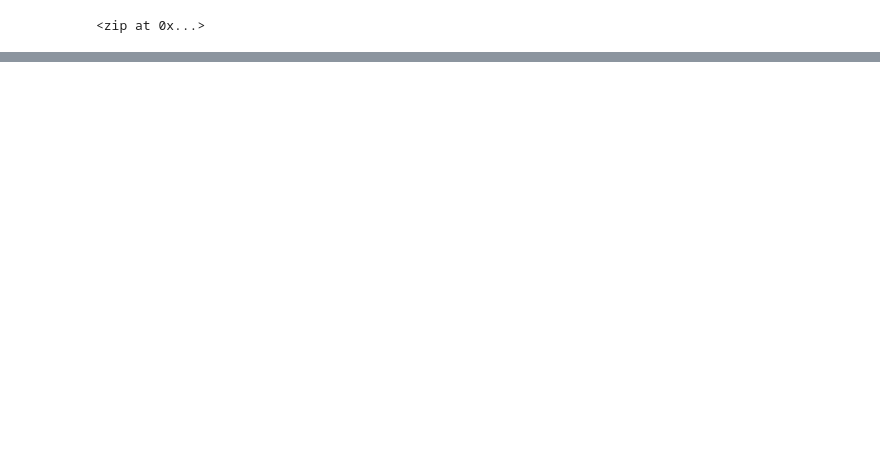
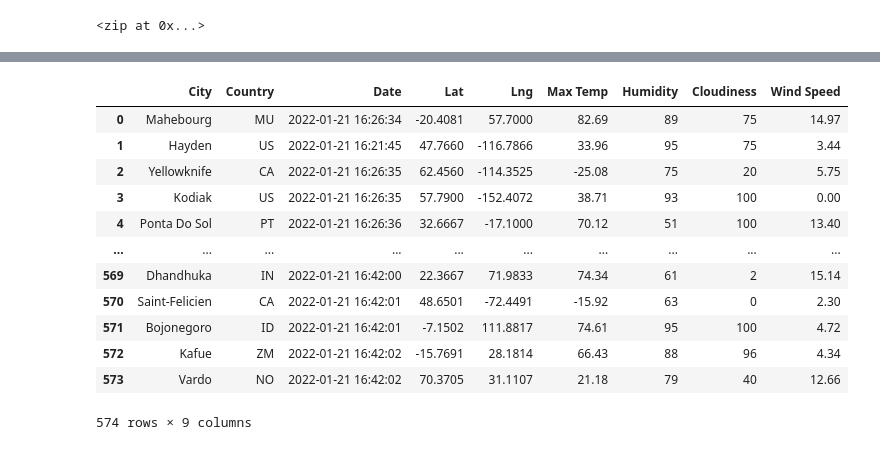
Before and after one commit to pbarana89/World_Weather_Analysis, a Jupyter notebook: WeatherPy.ipynb, the cells around one changed output, grey strips where cells are left out. Saved outputs shown, nothing was run; the diff lists cells and outputs as text; code cells hidden in the pictures; blank space fills up the shorter version.

```diff
--- a/WeatherPy.ipynb
+++ b/WeatherPy.ipynb
@@ -6,0 +11,12 @@ from citipy import citipy
+# %%
+url = "http://api.openweathermap.org/data/2.5/weather?units=Imperial&APPID=" + weather_api_key
+# %%
+# Create an empty list to hold the weather data.
+city_data = []
+# Print the beginning of the logging.
+print("Beginning Data Retrieval     ")
+print("-----------------------------")
+
+# Create counters.
+record_count = 1
+set_count = 1
@@ -31,0 +142,17 @@ len(cities)
+# %%
+city_data_df = city_data_df[new_column_order]
+city_data_df
+# %% [output]
+|  | City | Country | Date | Lat | Lng | Max Temp | Humidity | Cloudiness | Wind Speed |
+| 0 | Mahebourg | MU | 2022-01-21 16:26:34 | -20.4081 | 57.7000 | 82.69 | 89 | 75 | 14.97 |
+| 1 | Hayden | US | 2022-01-21 16:21:45 | 47.7660 | -116.7866 | 33.96 | 95 | 75 | 3.44 |
+| 2 | Yellowknife | CA | 2022-01-21 16:26:35 | 62.4560 | -114.3525 | -25.08 | 75 | 20 | 5.75 |
+| 3 | Kodiak | US | 2022-01-21 16:26:35 | 57.7900 | -152.4072 | 38.71 | 93 | 100 | 0.00 |
+| 4 | Ponta Do Sol | PT | 2022-01-21 16:26:36 | 32.6667 | -17.1000 | 70.12 | 51 | 100 | 13.40 |
+| ... | ... | ... | ... | ... | ... | ... | ... | ... | ... |
+| 569 | Dhandhuka | IN | 2022-01-21 16:42:00 | 22.3667 | 71.9833 | 74.34 | 61 | 2 | 15.14 |
+| 570 | Saint-Felicien | CA | 2022-01-21 16:42:01 | 48.6501 | -72.4491 | -15.92 | 63 | 0 | 2.30 |
+| 571 | Bojonegoro | ID | 2022-01-21 16:42:01 | -7.1502 | 111.8817 | 74.61 | 95 | 100 | 4.72 |
+| 572 | Kafue | ZM | 2022-01-21 16:42:02 | -15.7691 | 28.1814 | 66.43 | 88 | 96 | 4.34 |
+| 573 | Vardo | NO | 2022-01-21 16:42:02 | 70.3705 | 31.1107 | 21.18 | 79 | 40 | 12.66 |
+574 rows × 9 columns
```
Also changed, not shown: parts of 13 cells of this notebook.
